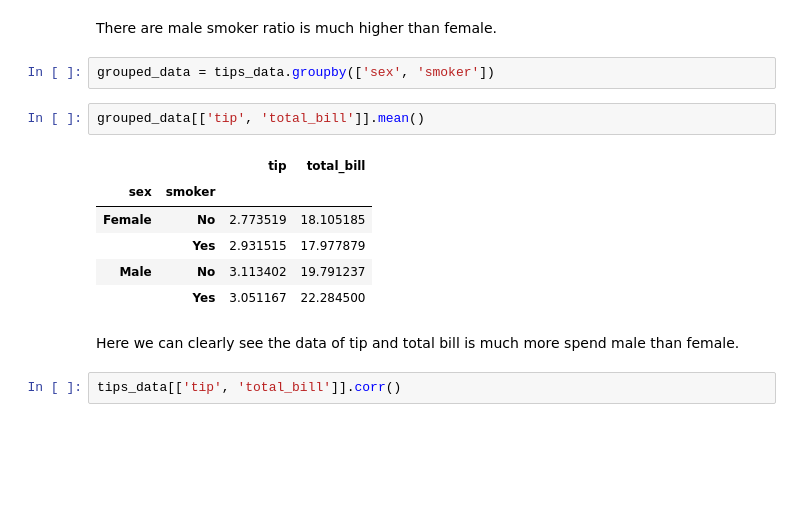
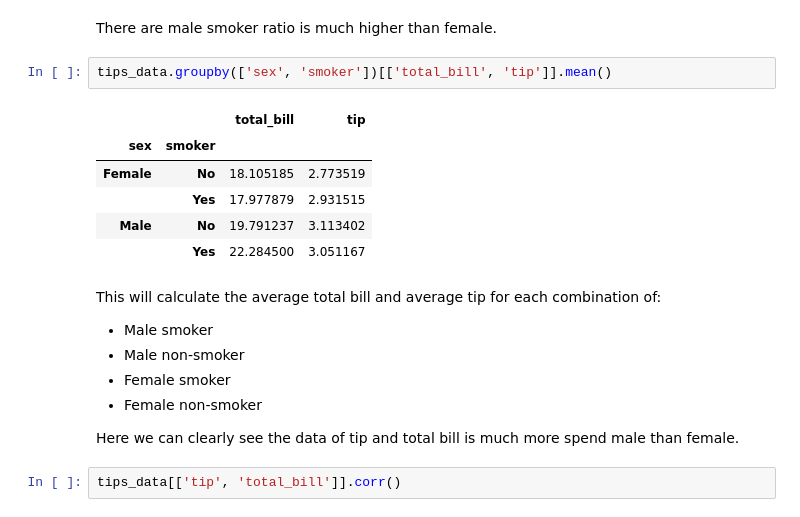
Before and after one commit to Magar-Bhuwan/Data-Science-ML, a Jupyter notebook: 2_Data_Science_ML/Tips Dataset Analysis/Tips Dataset.ipynb, the cells around one changed output. Drawn from its saved outputs; the diff is of its cells as text; blank space fills up the shorter version.

```diff
--- a/2_Data_Science_ML/Tips Dataset Analysis/Tips Dataset.ipynb
+++ b/2_Data_Science_ML/Tips Dataset Analysis/Tips Dataset.ipynb
@@ -145,18 +316,23 @@ Female    35.483871
 Name: proportion, dtype: float64
 # %% [markdown]
 There are male smoker ratio is much higher than female.
-# %%
-grouped_data = tips_data.groupby(['sex', 'smoker'])
 # %%
-grouped_data[['tip', 'total_bill']].mean()
+tips_data.groupby(['sex', 'smoker'])[['total_bill', 'tip']].mean()
 # %% [output]
-|  |  | tip | total_bill |
+|  |  | total_bill | tip |
 | sex | smoker |  |  |
-| Female | No | 2.773519 | 18.105185 |
-|  | Yes | 2.931515 | 17.977879 |
-| Male | No | 3.113402 | 19.791237 |
-|  | Yes | 3.051167 | 22.284500 |
+| Female | No | 18.105185 | 2.773519 |
+|  | Yes | 17.977879 | 2.931515 |
+| Male | No | 19.791237 | 3.113402 |
+|  | Yes | 22.284500 | 3.051167 |
 # %% [markdown]
+This will calculate the average total bill and average tip for each combination of:
+
+ - Male smoker
+ - Male non-smoker
+ - Female smoker
+ - Female non-smoker
+
 Here we can clearly see the data of tip and total bill is much more spend male than female.
 # %%
 tips_data[['tip', 'total_bill']].corr()
```
Also changed, not shown: parts of 23 cells of this notebook, 2 other files.
